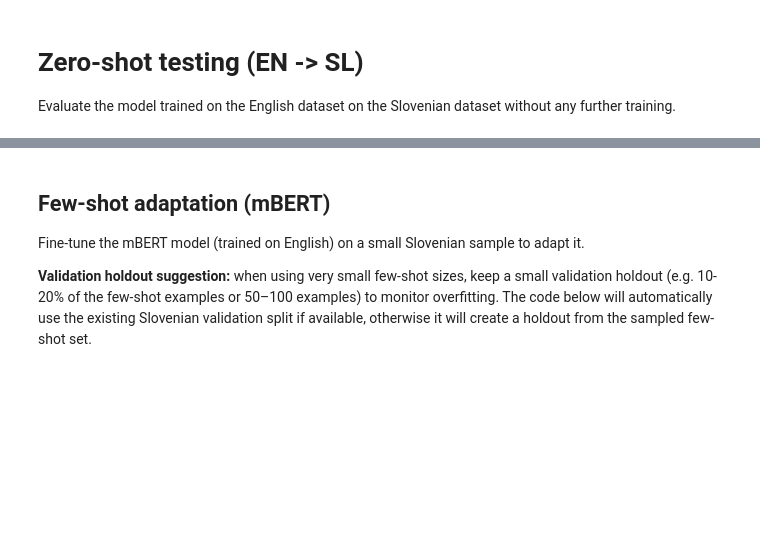
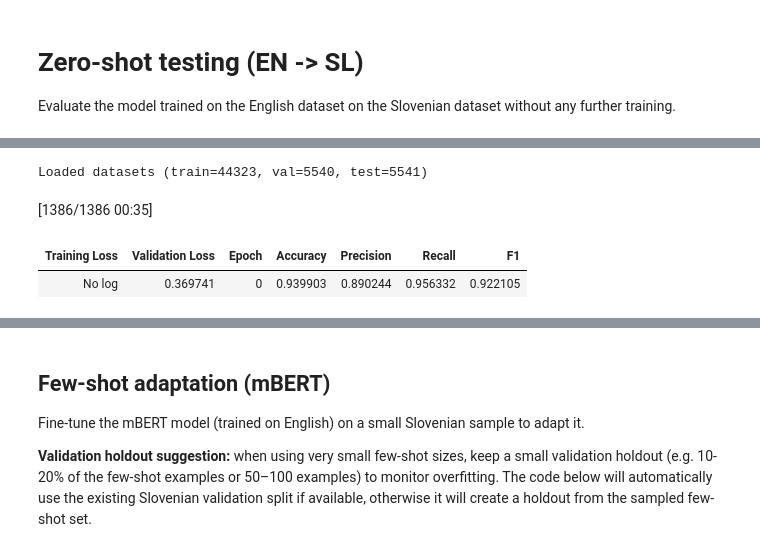
Before and after one commit to jez-teh/SV1, a Jupyter notebook: code/notebook.ipynb, the cells around one changed output, grey strips where cells are left out. Cells and saved outputs as stored; diff of their text form; code cells hidden in the pictures; blank space fills up the shorter version.

```diff
--- a/code/notebook.ipynb
+++ b/code/notebook.ipynb
@@ -228,3 +223,26 @@ Loaded datasets (train=44323, val=5540, test=5541)
+# %%
+from util import load_datasets_from_hf, tokenize_dataset
+
+
+sl_train_ds, sl_val_ds, sl_test_ds, sl_id2label = load_datasets_from_hf(
+    dataset_name="daviiiidcpp1/sms-spam-combined",
+    split="train",
+    label2id=label2id,
+    train_size=0.8,
+    val_size=0.1,
+    seed=42,
+ )
+
+sl_test_ds_tok = tokenize_dataset(sl_test_ds, tokenizer)
+
+trainer.eval_dataset = sl_test_ds_tok
+
+zero_shot_metrics = trainer.evaluate()
+# %% [output]
+Loaded datasets (train=44323, val=5540, test=5541)
+[1386/1386 00:35]
+| Training Loss | Validation Loss | Epoch | Accuracy | Precision | Recall | F1 |
+| No log | 0.369741 | 0 | 0.939903 | 0.890244 | 0.956332 | 0.922105 |
 # %%
 from util import predict_labels
 import graphs
```
Also changed, not shown: parts of 2 cells of this notebook, 4 other files.
